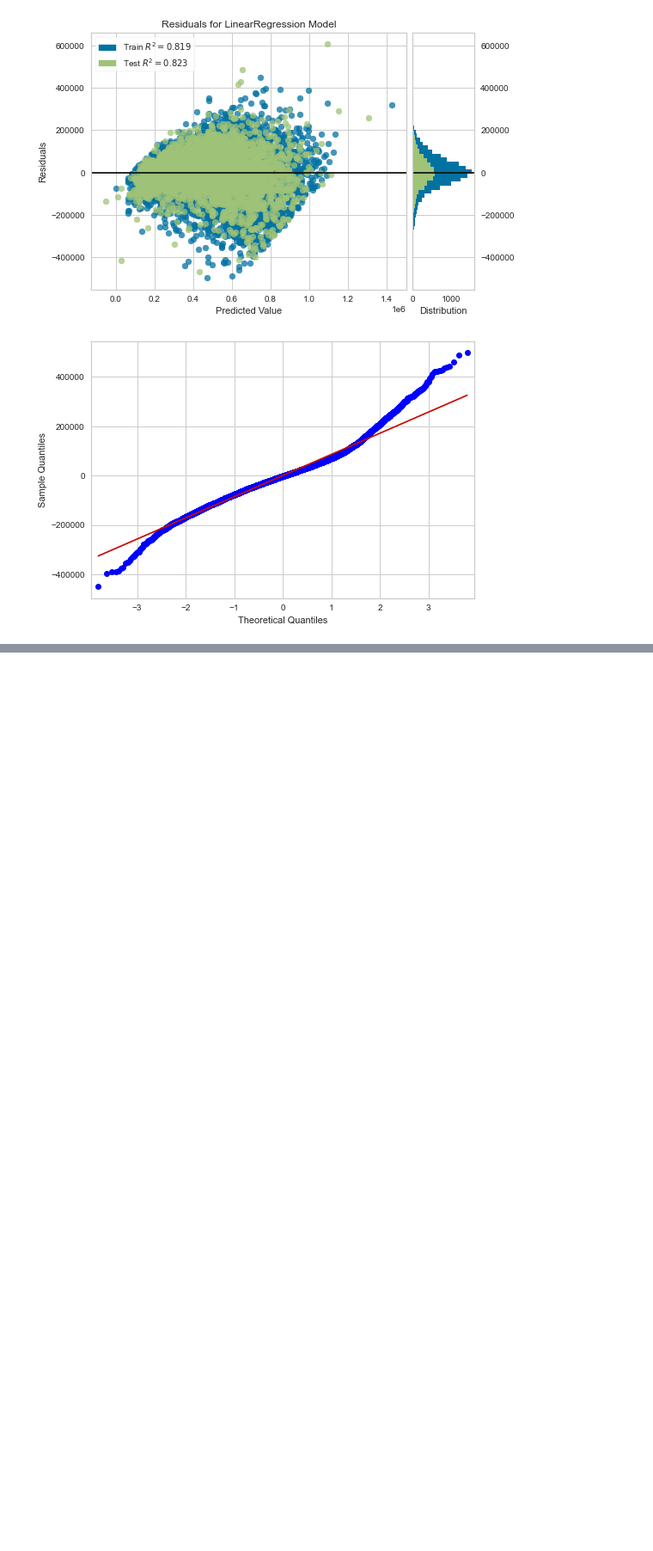
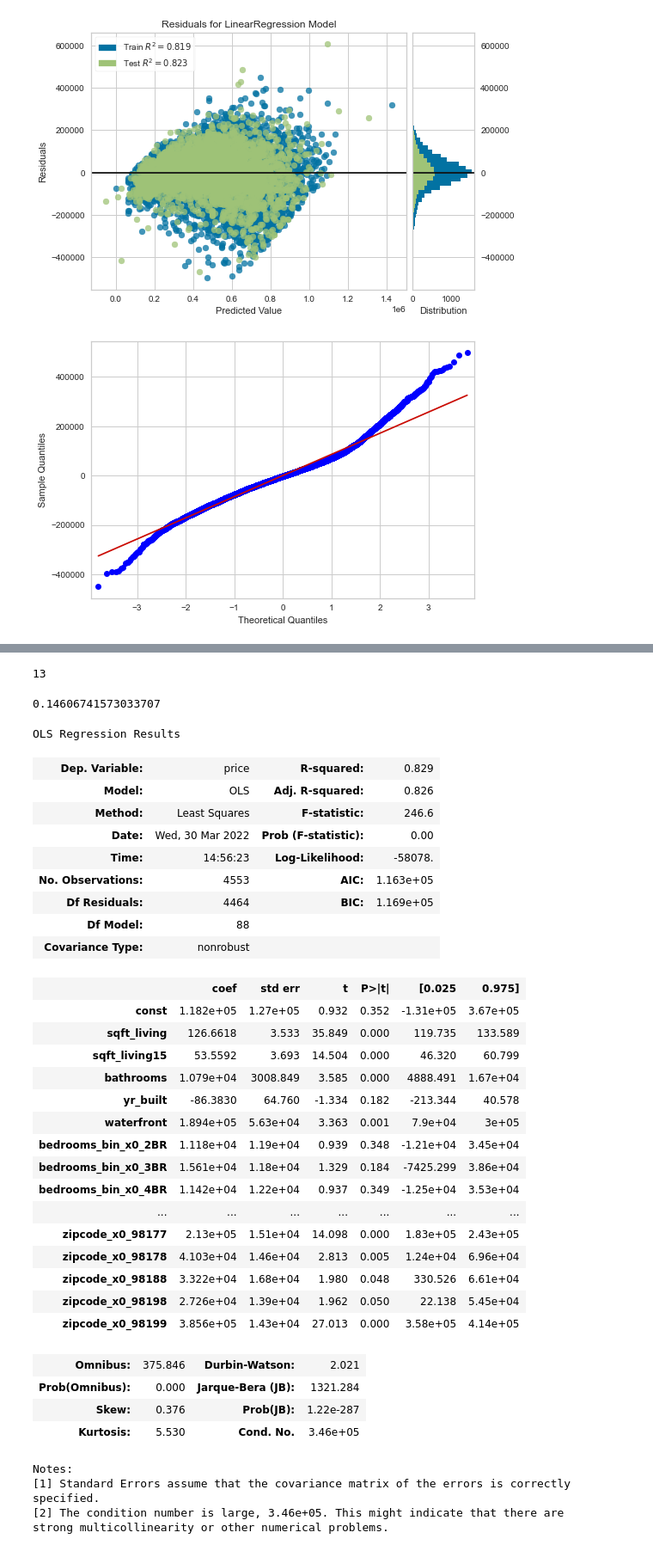
Before and after one commit to ssaeed85/dsc-ph2-KingsCountyRealEstate, a Jupyter notebook: Workspace/Zach/Models 6-8.ipynb, the cells around one changed output, grey strips where cells are left out. Shown at 86% size. Cells and saved outputs as stored; diff of their text form; code cells hidden in the pictures; blank space fills up the shorter version.

```diff
--- a/Workspace/Zach/Models 6-8.ipynb
+++ b/Workspace/Zach/Models 6-8.ipynb
@@ -520,0 +550,49 @@ sm.qqplot(train_residuals, line = 'r');
+# %%
+sum(model.pvalues > .05)
+# %% [output]
+13
+# %%
+sum(model.pvalues > .05) / len(model.pvalues)
+# %% [output]
+0.14606741573033707
+# %%
+y = y_test
+x = X_test.filter(cols, axis=1)
+x = sm.add_constant(x)
+model = sm.OLS(y, x.astype(float)).fit()
+model.summary()
+# %% [output]
+OLS Regression Results
+| Dep. Variable: | price | R-squared: | 0.829 |
+| Model: | OLS | Adj. R-squared: | 0.826 |
+| Method: | Least Squares | F-statistic: | 246.6 |
+| Date: | Wed, 30 Mar 2022 | Prob (F-statistic): | 0.00 |
+| Time: | 14:56:23 | Log-Likelihood: | -58078. |
+| No. Observations: | 4553 | AIC: | 1.163e+05 |
+| Df Residuals: | 4464 | BIC: | 1.169e+05 |
+| Df Model: | 88 |  |  |
+| Covariance Type: | nonrobust |  |  |
+|  | coef | std err | t | P>|t| | [0.025 | 0.975] |
+| const | 1.182e+05 | 1.27e+05 | 0.932 | 0.352 | -1.31e+05 | 3.67e+05 |
+| sqft_living | 126.6618 | 3.533 | 35.849 | 0.000 | 119.735 | 133.589 |
+| sqft_living15 | 53.5592 | 3.693 | 14.504 | 0.000 | 46.320 | 60.799 |
+| bathrooms | 1.079e+04 | 3008.849 | 3.585 | 0.000 | 4888.491 | 1.67e+04 |
+| yr_built | -86.3830 | 64.760 | -1.334 | 0.182 | -213.344 | 40.578 |
+| waterfront | 1.894e+05 | 5.63e+04 | 3.363 | 0.001 | 7.9e+04 | 3e+05 |
+| bedrooms_bin_x0_2BR | 1.118e+04 | 1.19e+04 | 0.939 | 0.348 | -1.21e+04 | 3.45e+04 |
+| bedrooms_bin_x0_3BR | 1.561e+04 | 1.18e+04 | 1.329 | 0.184 | -7425.299 | 3.86e+04 |
+| bedrooms_bin_x0_4BR | 1.142e+04 | 1.22e+04 | 0.937 | 0.349 | -1.25e+04 | 3.53e+04 |
+| ... | ... | ... | ... | ... | ... | ... |
+| zipcode_x0_98177 | 2.13e+05 | 1.51e+04 | 14.098 | 0.000 | 1.83e+05 | 2.43e+05 |
+| zipcode_x0_98178 | 4.103e+04 | 1.46e+04 | 2.813 | 0.005 | 1.24e+04 | 6.96e+04 |
+| zipcode_x0_98188 | 3.322e+04 | 1.68e+04 | 1.980 | 0.048 | 330.526 | 6.61e+04 |
+| zipcode_x0_98198 | 2.726e+04 | 1.39e+04 | 1.962 | 0.050 | 22.138 | 5.45e+04 |
+| zipcode_x0_98199 | 3.856e+05 | 1.43e+04 | 27.013 | 0.000 | 3.58e+05 | 4.14e+05 |
+| Omnibus: | 375.846 | Durbin-Watson: | 2.021 |
+| Prob(Omnibus): | 0.000 | Jarque-Bera (JB): | 1321.284 |
+| Skew: | 0.376 | Prob(JB): | 1.22e-287 |
+| Kurtosis: | 5.530 | Cond. No. | 3.46e+05 |
+Notes:
+[1] Standard Errors assume that the covariance matrix of the errors is correctly specified.
+[2] The condition number is large, 3.46e+05. This might indicate that there are
+strong multicollinearity or other numerical problems.
```
Also changed, not shown: parts of 16 cells of this notebook.
